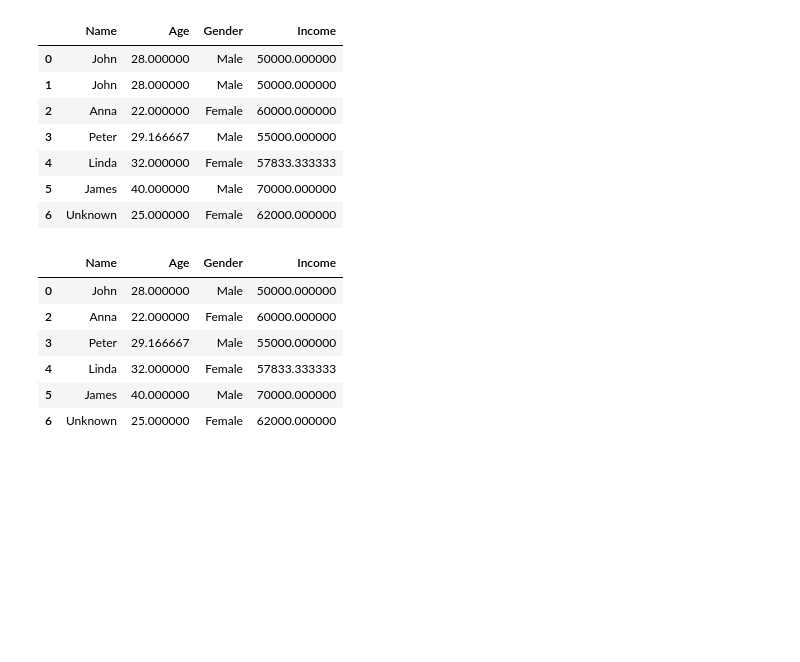
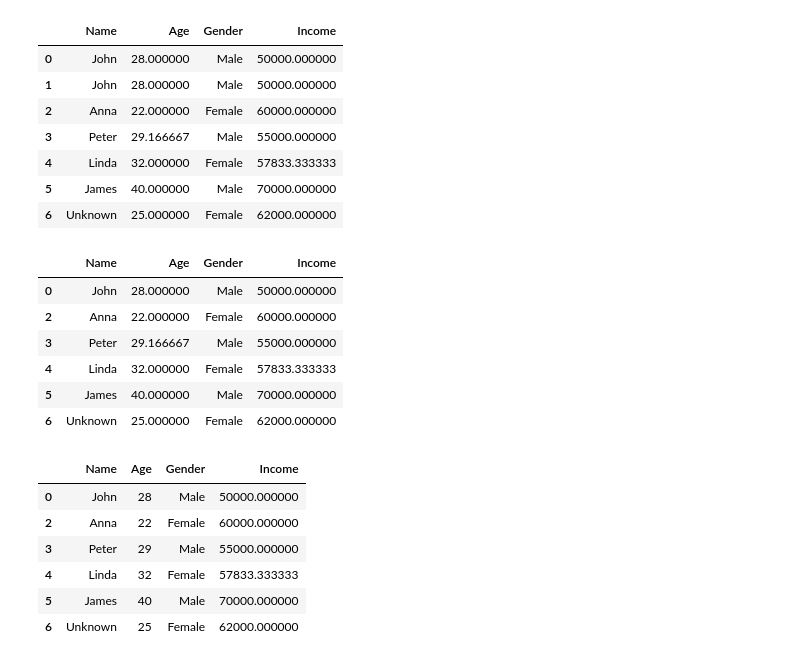
Before and after one commit to Storm00212/Data-manipulation-using-python, a Jupyter notebook: Simple_notebook_to_understand_dataset_cleaning_and_preprocessing.ipynb, the cells around one changed output. Drawn from its saved outputs; the diff is of its cells as text; code cells hidden in the pictures; blank space fills up the shorter version.

```diff
--- a/Simple_notebook_to_understand_dataset_cleaning_and_preprocessing.ipynb
+++ b/Simple_notebook_to_understand_dataset_cleaning_and_preprocessing.ipynb
@@ -84,3 +85,15 @@ display(df)
 | 4 | Linda | 32.000000 | Female | 57833.333333 |
 | 5 | James | 40.000000 | Male | 70000.000000 |
 | 6 | Unknown | 25.000000 | Female | 62000.000000 |
+# %%
+# convert float to interger
+df['Age'] = df['Age'].astype(int)
+display(df)
+# %% [output]
+|  | Name | Age | Gender | Income |
+| 0 | John | 28 | Male | 50000.000000 |
+| 2 | Anna | 22 | Female | 60000.000000 |
+| 3 | Peter | 29 | Male | 55000.000000 |
+| 4 | Linda | 32 | Female | 57833.333333 |
+| 5 | James | 40 | Male | 70000.000000 |
+| 6 | Unknown | 25 | Female | 62000.000000 |
```
Also changed, not shown: parts of 4 cells of this notebook.
